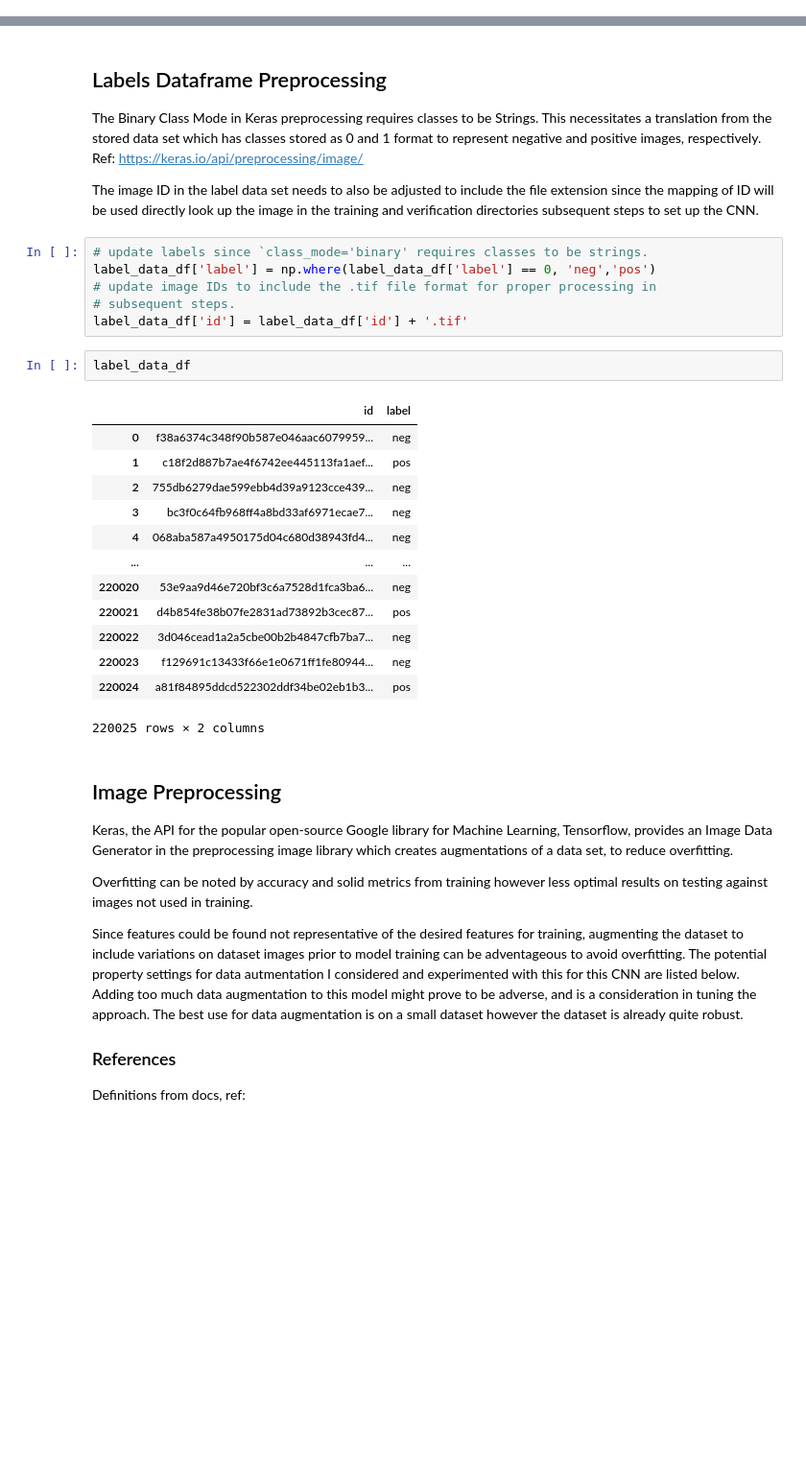
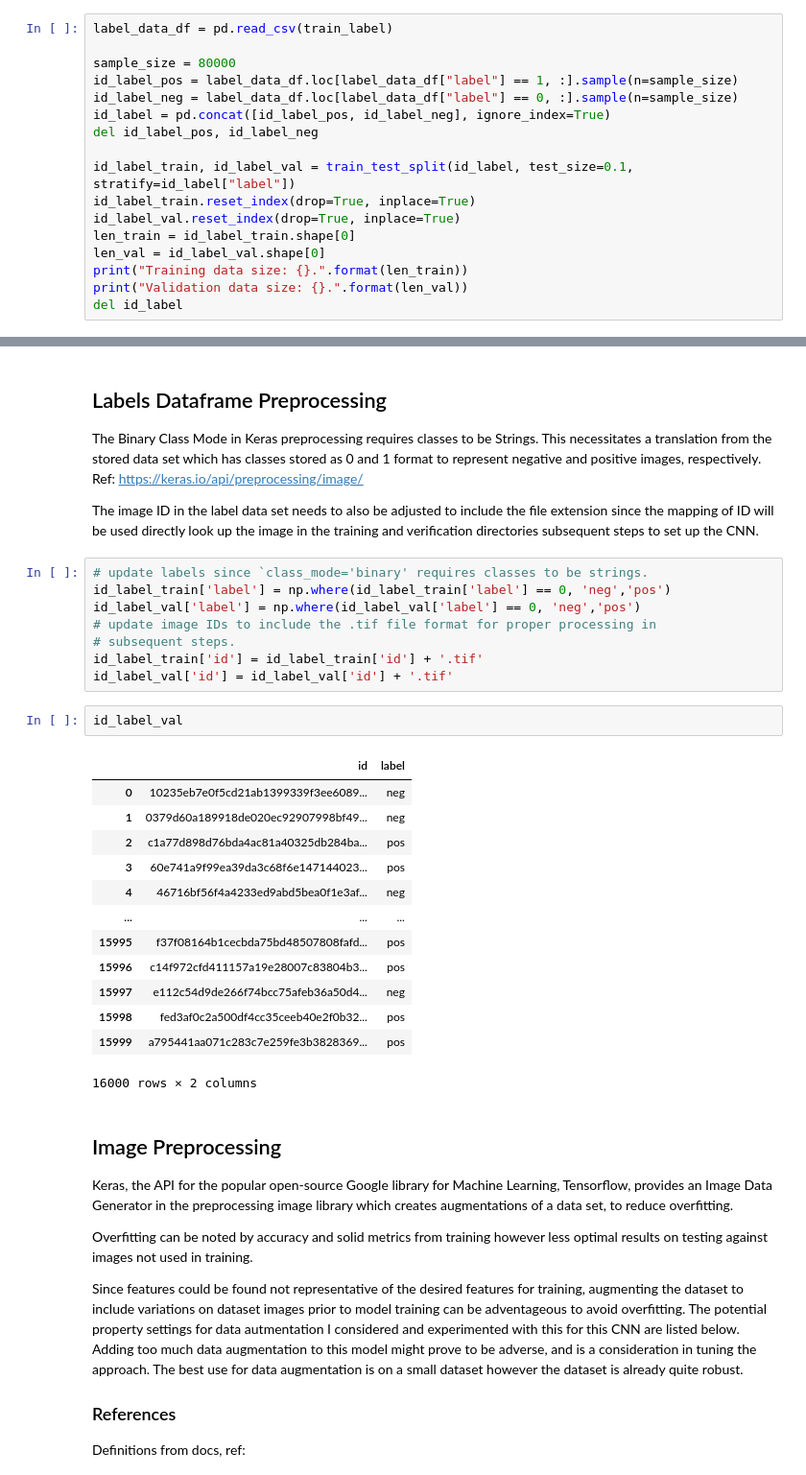
Before and after one commit to johnsocf/CSCI_3202_HW_5, a Jupyter notebook: hw5.ipynb, the cells around one changed output, grey strips where cells are left out. Shown at 96% size. Saved outputs shown, nothing was run; the diff lists cells and outputs as text; blank space fills up the shorter version.

```diff
--- a/hw5.ipynb
+++ b/hw5.ipynb
@@ -162,0 +176,17 @@ label_data_df = pd.read_csv(train_label)
+# %%
+label_data_df = pd.read_csv(train_label)
+
+sample_size = 80000
+id_label_pos = label_data_df.loc[label_data_df["label"] == 1, :].sample(n=sample_size)
+id_label_neg = label_data_df.loc[label_data_df["label"] == 0, :].sample(n=sample_size)
+id_label = pd.concat([id_label_pos, id_label_neg], ignore_index=True)
+del id_label_pos, id_label_neg
+
+id_label_train, id_label_val = train_test_split(id_label, test_size=0.1, stratify=id_label["label"])
+id_label_train.reset_index(drop=True, inplace=True)
+id_label_val.reset_index(drop=True, inplace=True)
+len_train = id_label_train.shape[0]
+len_val = id_label_val.shape[0]
+print("Training data size: {}.".format(len_train))
+print("Validation data size: {}.".format(len_val))
+del id_label
@@ -453,26 +489,28 @@ Ref: https://keras.io/api/preprocessing/image/
 The image ID in the label data set needs to also be adjusted to include the file extension since the mapping of ID will be used directly look up the image in the training and verification directories subsequent steps to set up the CNN.
 # %%
 # update labels since `class_mode='binary' requires classes to be strings.
-label_data_df['label'] = np.where(label_data_df['label'] == 0, 'neg','pos')
+id_label_train['label'] = np.where(id_label_train['label'] == 0, 'neg','pos')
+id_label_val['label'] = np.where(id_label_val['label'] == 0, 'neg','pos')
 # update image IDs to include the .tif file format for proper processing in
 # subsequent steps.
-label_data_df['id'] = label_data_df['id'] + '.tif'
+id_label_train['id'] = id_label_train['id'] + '.tif'
+id_label_val['id'] = id_label_val['id'] + '.tif'
-# %%
-label_data_df
-# %% [output]
-|  | id | label |
-| 0 | f38a6374c348f90b587e046aac6079959... | neg |
-| 1 | c18f2d887b7ae4f6742ee445113fa1aef... | pos |
-| 2 | 755db6279dae599ebb4d39a9123cce439... | neg |
-| 3 | bc3f0c64fb968ff4a8bd33af6971ecae7... | neg |
-| 4 | 068aba587a4950175d04c680d38943fd4... | neg |
-| ... | ... | ... |
-| 220020 | 53e9aa9d46e720bf3c6a7528d1fca3ba6... | neg |
-| 220021 | d4b854fe38b07fe2831ad73892b3cec87... | pos |
-| 220022 | 3d046cead1a2a5cbe00b2b4847cfb7ba7... | neg |
-| 220023 | f129691c13433f66e1e0671ff1fe80944... | neg |
-| 220024 | a81f84895ddcd522302ddf34be02eb1b3... | pos |
-220025 rows × 2 columns
+# %%
+id_label_val
+# %% [output]
+|  | id | label |
+| 0 | 10235eb7e0f5cd21ab1399339f3ee6089... | neg |
+| 1 | 0379d60a189918de020ec92907998bf49... | neg |
+| 2 | c1a77d898d76bda4ac81a40325db284ba... | pos |
+| 3 | 60e741a9f99ea39da3c68f6e147144023... | pos |
+| 4 | 46716bf56f4a4233ed9abd5bea0f1e3af... | neg |
+| ... | ... | ... |
+| 15995 | f37f08164b1cecbda75bd48507808fafd... | pos |
+| 15996 | c14f972cfd411157a19e28007c83804b3... | pos |
+| 15997 | e112c54d9de266f74bcc75afeb36a50d4... | neg |
+| 15998 | fed3af0c2a500df4cc35ceeb40e2f0b32... | pos |
+| 15999 | a795441aa071c283c7e259fe3b3828369... | pos |
+16000 rows × 2 columns
 # %% [markdown]
 ## Image Preprocessing
 
```
Also changed, not shown: parts of 41 cells of this notebook.
